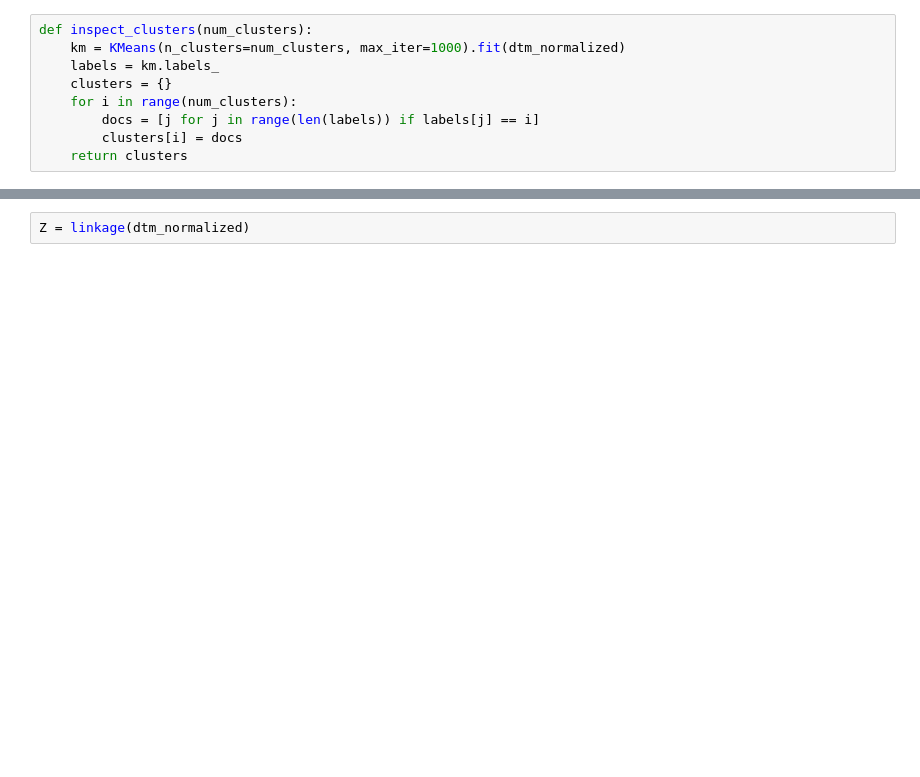
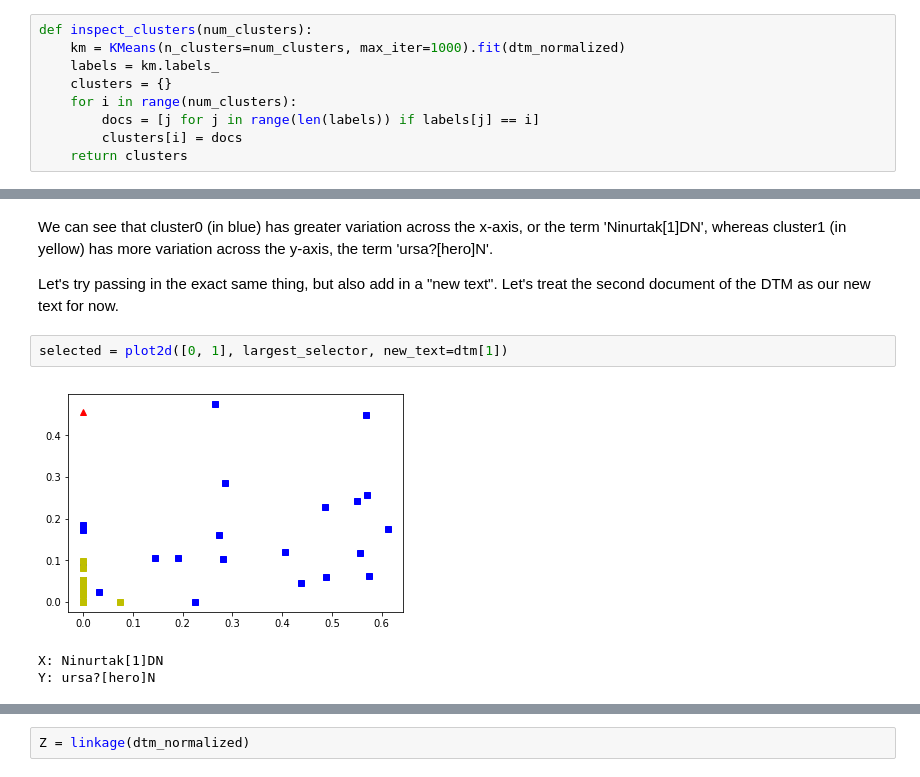
Before and after one commit to ds-modules/CUNEIF-102A, a Jupyter notebook: clustering.ipynb, the cells around one changed output, grey strips where cells are left out. Drawn from its saved outputs; the diff is of its cells as text; blank space fills up the shorter version.

```diff
--- a/clustering.ipynb
+++ b/clustering.ipynb
@@ -218,0 +188,10 @@ We'll use "agglomerative clustering" here, where each document starts as a clust
+# %% [markdown]
+We can see that cluster0 (in blue) has greater variation across the x-axis, or the term  'Ninurtak[1]DN', whereas cluster1 (in yellow) has more variation across the y-axis, the term 'ursa?[hero]N'.
+
+Let's try passing in the exact same thing, but also add in a "new text". Let's treat the second document of the DTM as our new text for now.
+# %%
+selected = plot2d([0, 1], largest_selector, new_text=dtm[1])
+# %% [output]
+[figure, added]
+X: Ninurtak[1]DN
+Y: ursa?[hero]N
```
Also changed, not shown: parts of 66 cells of this notebook.
